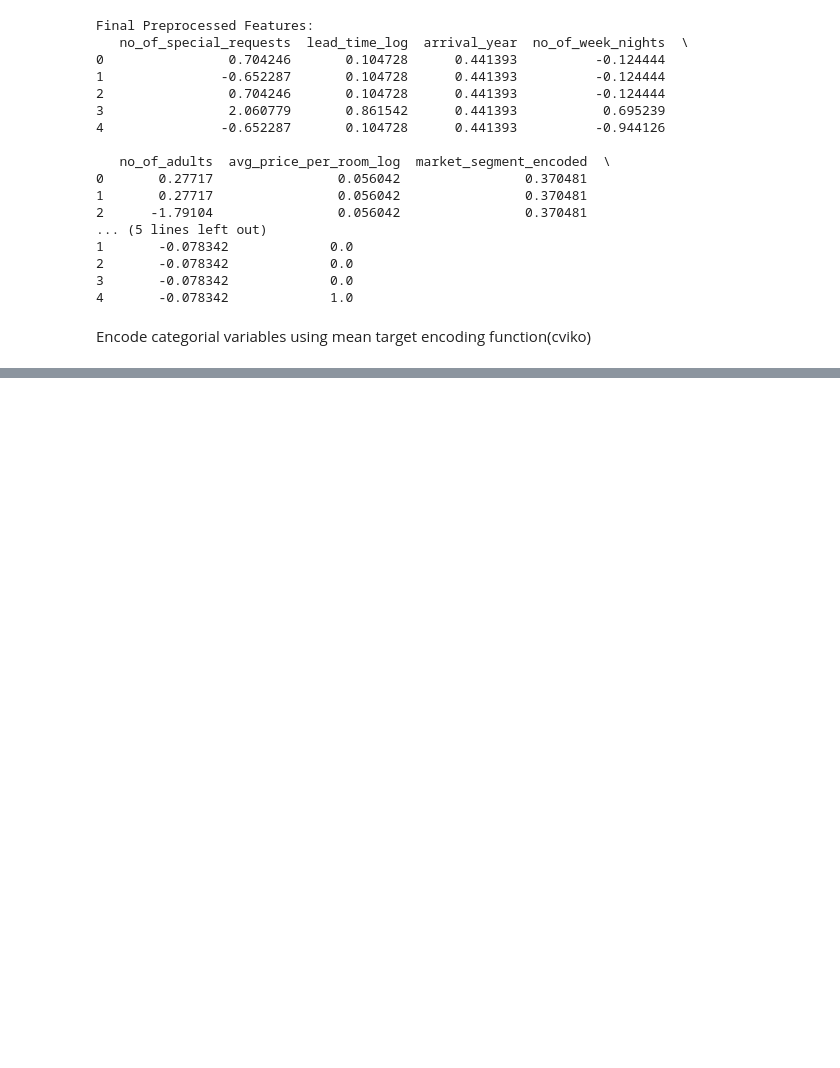
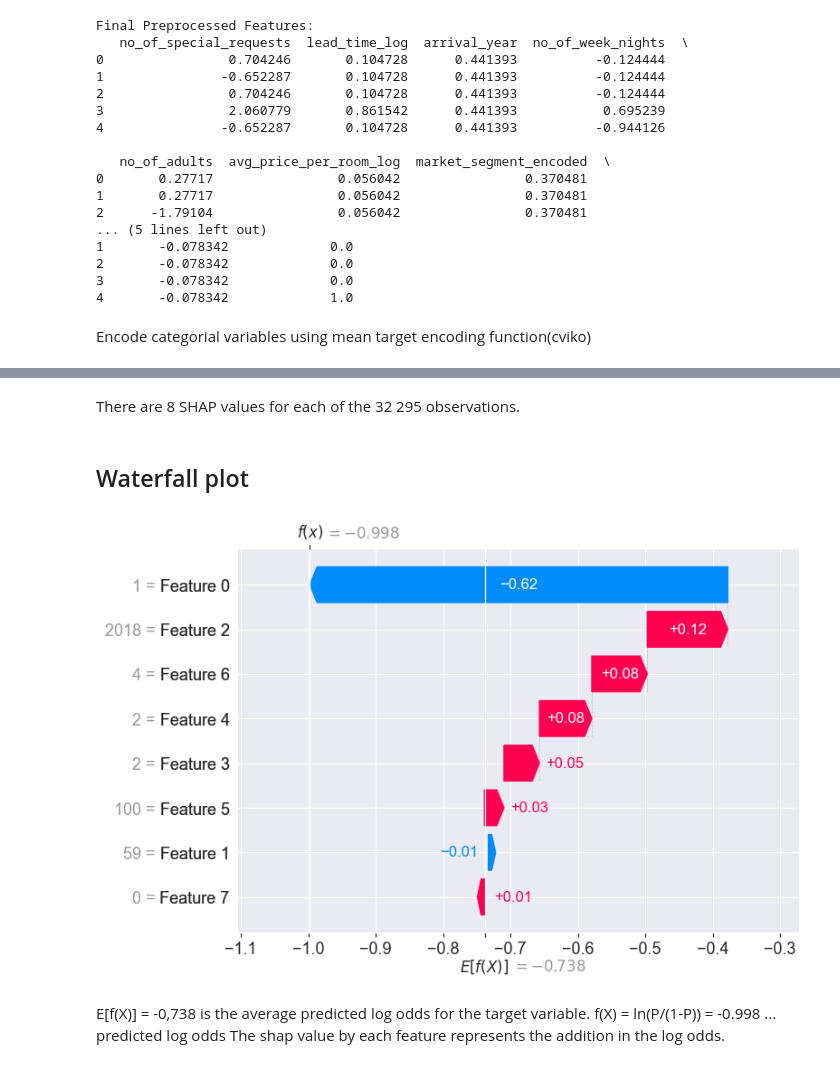
Before and after one commit to dajja-blip/data_science2_task2, a Jupyter notebook: Task1.ipynb, the cells around one changed output, grey strips where cells are left out. Saved outputs shown, nothing was run; the diff lists cells and outputs as text; code cells hidden in the pictures; blank space fills up the shorter version.

```diff
--- a/Task1.ipynb
+++ b/Task1.ipynb
@@ -410,0 +612,5 @@ print(halving_search.best_params_)
+# %%
+X_train_final = X_train_imputed
+y_train_final = y_train
+
+X_test_final = X_test_imputed
@@ -410,0 +619,25 @@ print(halving_search.best_params_)
+# %%
+# cross validation
+X = X_train_final.values
+y = y_train_final.values
+X_test = X_test_final.values
+
+## stratification: 5 folds, randomizing before splitting
+skf = StratifiedKFold(n_splits=5, shuffle=True, random_state=12)
+
+# out of fold predictions ...??
+oof = np.zeros(len(X))
+test_preds = np.zeros(len(X_test))
+
+
+params = {
+    'eta': 0.1,
+    'max_depth': 3,
+    'subsample': 0.7,
+    'colsample_bytree': 0.7,
+    'eval_metric': 'auc',
+    'objective': 'binary:logistic',
+    'booster': 'gbtree',
+    'tree_method': 'exact',
+    'seed': 12
+}
@@ -410,0 +758,5 @@ print(halving_search.best_params_)
+# %%
+## we will be working with df_imputed (clean, nan values replaced with median)
+df_imputed.head()
+X = df_imputed.drop(columns=['booking_status'])
+X
@@ -410,0 +796,4 @@ print(halving_search.best_params_)
+# %%
+explainer = shap.Explainer(model)
+shap_values = explainer(X) # recall: X = df_imputed.drop(columns=['booking_status']), y = df_imputed['booking_status']
+np.shape(shap_values.values)
@@ -410,0 +802,13 @@ print(halving_search.best_params_)
+# %% [markdown]
+There are 8 SHAP values for each of the 32 295 observations.
+# %% [markdown]
+## Waterfall plot
+# %%
+# waterfall plot for first observation:
+shap.plots.waterfall(shap_values[0]) # !! prečo sú tam názvy Feature 0,1,...?? Also problém v tom že to je binárna target value :((
+# %% [output]
+[figure, added]
+# %% [markdown]
+E[f(X)] = -0,738 is the average predicted log odds for the target variable.
+f(X) = ln(P/(1-P)) = -0.998 ... predicted log odds
+The shap value by each feature represents the addition in the log odds.
```
Also changed, not shown: parts of 48 cells of this notebook.
